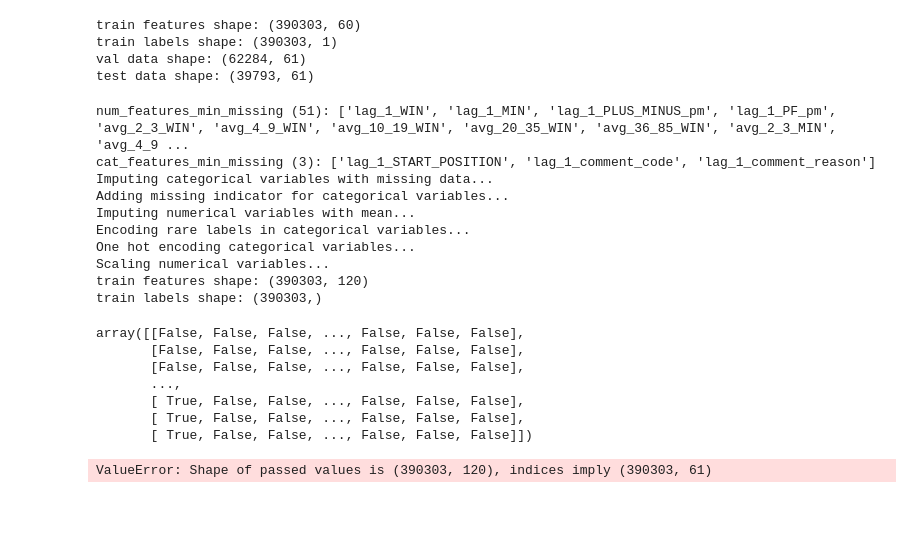
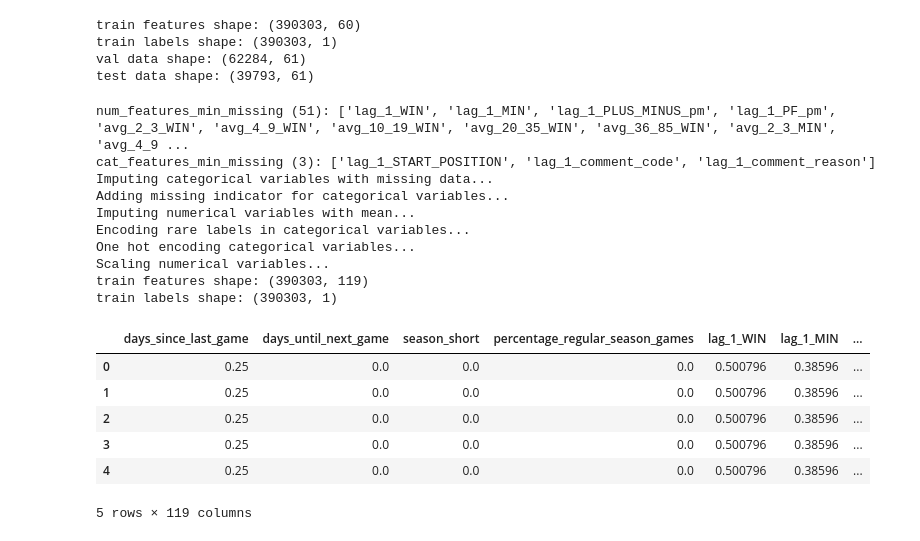
Before and after one commit to brownbrandon272/basketball, a Jupyter notebook: scripts/ts_analysis.ipynb, the cells around one changed output. Cells and saved outputs as stored; diff of their text form; code cells hidden in the pictures; blank space fills up the shorter version.

Commit message:
Testing Boruta and RegressorChain: 	modified:   scripts/create_ts_data.ipynb 	modified:   scripts/ts_analysis.ipynb

```diff
--- a/scripts/ts_analysis.ipynb
+++ b/scripts/ts_analysis.ipynb
@@ -175,50 +189,44 @@ X_train_min = encoder.transform(X_train_min)
 X_val_min = encoder.transform(X_val_min)
 X_test_min = encoder.transform(X_test_min)
 
 ## NOTE: new categories are automatically ignored
 print('One hot encoding categorical variables...')
 ohe = OneHotEncoder(
     drop_last_binary=True,
     variables=cat_features_min, ignore_format=True
 )
 ohe.fit(X_train_min)
 X_train_min = ohe.transform(X_train_min)
 X_val_min = ohe.transform(X_val_min)
 X_test_min = ohe.transform(X_test_min)
 
+col_names = X_train_min.columns.tolist()
 
 print('Scaling numerical variables...')
 scaler = MinMaxScaler()  # do you need a scaler with randomforest and lightgbm? -- no
 scaler.fit(X_train_min)
-X_train_min = scaler.transform(X_train_min)
-X_val_min = scaler.transform(X_val_min)
-X_test_min = scaler.transform(X_test_min)
+X_train_min = pd.DataFrame(scaler.transform(X_train_min), columns=col_names)
+X_val_min = pd.DataFrame(scaler.transform(X_val_min), columns=col_names)
+X_test_min = pd.DataFrame(scaler.transform(X_test_min), columns=col_names)
 
 print('train features shape:', X_train_min.shape)
 print('train labels shape:', y_train_min.shape)
+display(X_train_min.head())
 # %% [output]
 num_features_min_missing (51): ['lag_1_WIN', 'lag_1_MIN', 'lag_1_PLUS_MINUS_pm', 'lag_1_PF_pm', 'avg_2_3_WIN', 'avg_4_9_WIN', 'avg_10_19_WIN', 'avg_20_35_WIN', 'avg_36_85_WIN', 'avg_2_3_MIN', 'avg_4_9 ...
 cat_features_min_missing (3): ['lag_1_START_POSITION', 'lag_1_comment_code', 'lag_1_comment_reason']
 Imputing categorical variables with missing data...
 Adding missing indicator for categorical variables...
 Imputing numerical variables with mean...
 Encoding rare labels in categorical variables...
 One hot encoding categorical variables...
 Scaling numerical variables...
-train features shape: (390303, 120)
-train labels shape: (390303,)
+train features shape: (390303, 119)
+train labels shape: (390303, 1)
+|  | days_since_last_game | days_until_next_game | season_short | percentage_regular_season_games | lag_1_WIN | lag_1_MIN | ... |
+| 0 | 0.25 | 0.0 | 0.0 | 0.0 | 0.500796 | 0.38596 | ... |
+| 1 | 0.25 | 0.0 | 0.0 | 0.0 | 0.500796 | 0.38596 | ... |
+| 2 | 0.25 | 0.0 | 0.0 | 0.0 | 0.500796 | 0.38596 | ... |
+| 3 | 0.25 | 0.0 | 0.0 | 0.0 | 0.500796 | 0.38596 | ... |
+| 4 | 0.25 | 0.0 | 0.0 | 0.0 | 0.500796 | 0.38596 | ... |
+5 rows × 119 columns
-# %%
-np.isnan(X_train_min)
-# %% [output]
-array([[False, False, False, ..., False, False, False],
-       [False, False, False, ..., False, False, False],
-       [False, False, False, ..., False, False, False],
-       ...,
-       [ True, False, False, ..., False, False, False],
-       [ True, False, False, ..., False, False, False],
-       [ True, False, False, ..., False, False, False]])
-# %%
-X_train_min_df = pd.DataFrame(X_train_min, columns=feautes_min)
-X_train_min_df
-# %% [output]
-ValueError: Shape of passed values is (390303, 120), indices imply (390303, 61)
```
Also changed, not shown: parts of 11 cells of this notebook, 1 other file.
